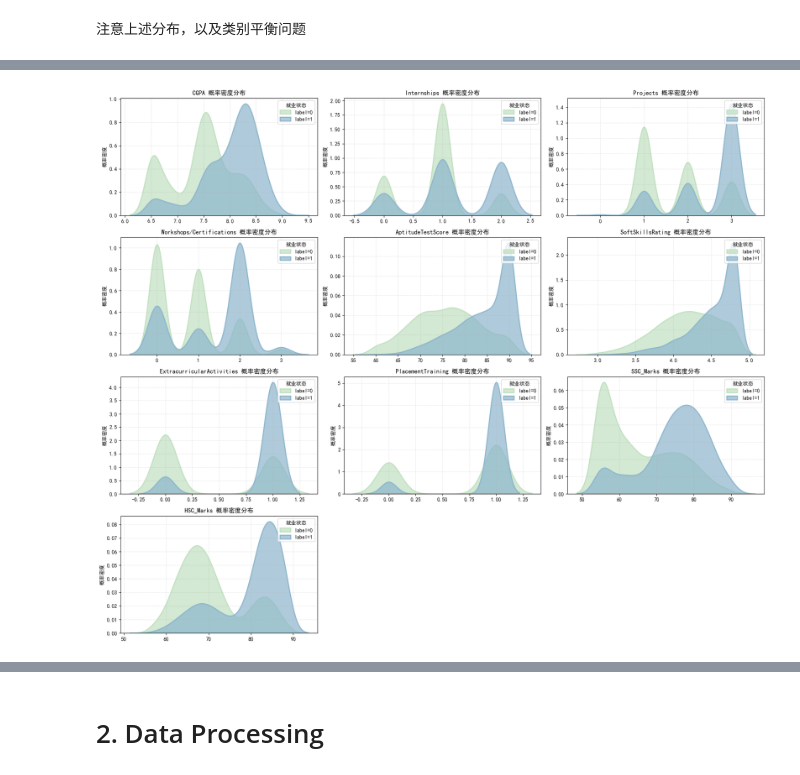
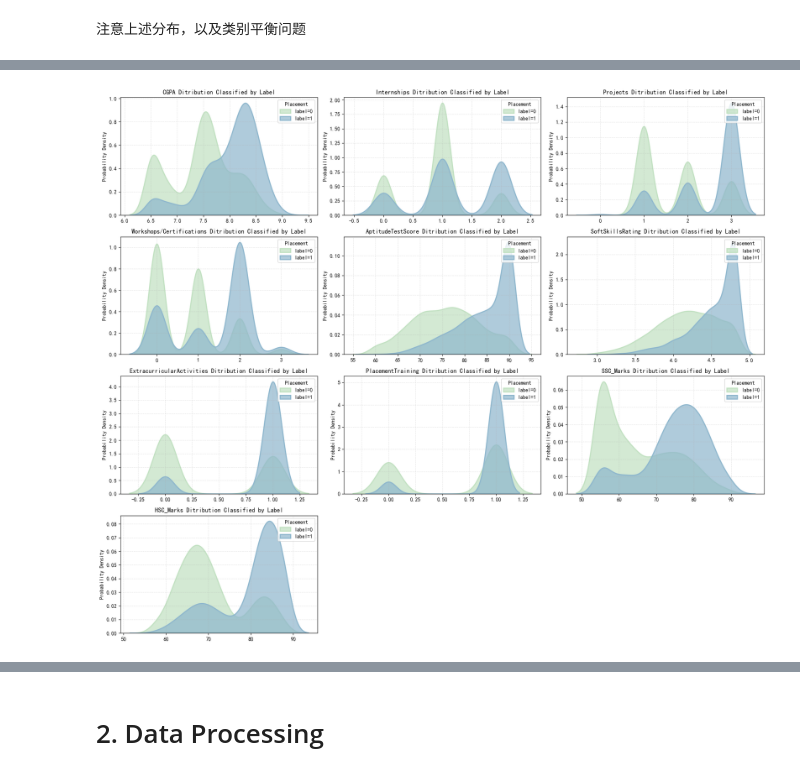
Before and after one commit to Meisenheimer/COMP5434-Big-Data-Computing, a Jupyter notebook: code/Task 1/Data Analysis.ipynb, the cells around one changed output, grey strips where cells are left out. Saved outputs shown, nothing was run; the diff lists cells and outputs as text; code cells hidden in the pictures.

```diff
--- a/code/Task 1/Data Analysis.ipynb
+++ b/code/Task 1/Data Analysis.ipynb
@@ -172,0 +145,27 @@ def plot_cdf(data, figsize=(15, 10), cols_per_row=3):
+# %%
+# 分别查看类别型特征的分布
+categorical_columns = ['Internships', 'Projects', 'Workshops/Certifications', 'ExtracurricularActivities', 'PlacementTraining']
+
+
+fig, axes = plt.subplots(2, 3, figsize=(15, 10))
+axes = axes.ravel()
+
+
+for i, col in enumerate(categorical_columns):
+    if i < len(axes):
+        sns.countplot(data=df, x=col, ax=axes[i], palette='Blues', edgecolor='black')
+        axes[i].set_title(f"Distribution of {col}", fontsize=12)
+        axes[i].set_xlabel(col, fontsize=10)
+        axes[i].set_ylabel("Count", fontsize=10)
+        axes[i].grid(True, linestyle='--', alpha=0.6, axis='y')
+
+        axes[i].xaxis.set_major_locator(plt.MaxNLocator(integer=True))
+        if df[col].nunique() > 10:
+            axes[i].tick_params(axis='x', rotation=45)
+
+for j in range(len(categorical_columns), len(axes)):
+    axes[j].set_visible(False)
+
+plt.savefig("figures/Distribution of Categorical Features.png", bbox_inches='tight')
+plt.tight_layout()
+plt.show()
@@ -186,6 +208,6 @@ plt.show()
 # %%
 # 各特征按label分类的概率密度图 （定义：密度总面积为1）
-def plot_smooth_dist_by_label(data, features, label_col='label', figsize=(18, 15), cols_per_row=3, bw_adjust=1):
+def plot_smooth_dist_by_label(data, features, label_col='label', figsize=(18, 15), cols_per_row=3, bw_adjust=1, filename=""):
     """
     绘制平滑曲线频率分布图（KDE归一化，频率积分=1，按label分组）
 
@@ -218,37 +240,38 @@ def plot_smooth_dist_by_label(data, features, label_col='label', figsize=(18, 15
                 color=color,
                 label=f'{label_col}={label}',
                 bw_adjust=bw_adjust,
                 linewidth=2,
                 alpha=0.7,
                 fill=True
             )
 
         # 验证曲线下面积=1（调试用）
         if False:  # 设置为True可打印验证
             for line in ax.lines:
                 x, y = line.get_data()
                 area = simps(y, x)
                 print(f"{col} {line.get_label()} 曲线下面积: {area:.4f}")
 
-        ax.set_title(f'{col} 概率密度分布', fontsize=12)
+        ax.set_title(f'{col} Ditribution Classified by Label', fontsize=12)
         ax.set_xlabel('')
-        ax.set_ylabel('概率密度', fontsize=10)
-        ax.legend(title='就业状态')
+        ax.set_ylabel('Probability Density', fontsize=10)
+        ax.legend(title='Placement')
         ax.grid(True, linestyle='--', alpha=0.3)
 
     # 隐藏多余子图
     for j in range(i+1, len(axes)):
         axes[j].axis('off')
 
+    plt.savefig(f"figures/Distribution Classified by Label{filename}.png", bbox_inches='tight')
     plt.tight_layout()
     plt.show()
 
 # 调用
 features_to_plot = ['CGPA', 'Internships', 'Projects', 'Workshops/Certifications', 'AptitudeTestScore',
                     'SoftSkillsRating', 'ExtracurricularActivities', 'PlacementTraining', 'SSC_Marks', 'HSC_Marks']
 plot_smooth_dist_by_label(df, features=features_to_plot, bw_adjust=1.2)
 # %% [output]
-[figure, old version]
+[figure, new version]
 # %%
 # 查看各特征与目标变量的线性相关性
 plt.figure(figsize=(12, 8))
```
Also changed, not shown: parts of 11 cells of this notebook, 15 other files.
